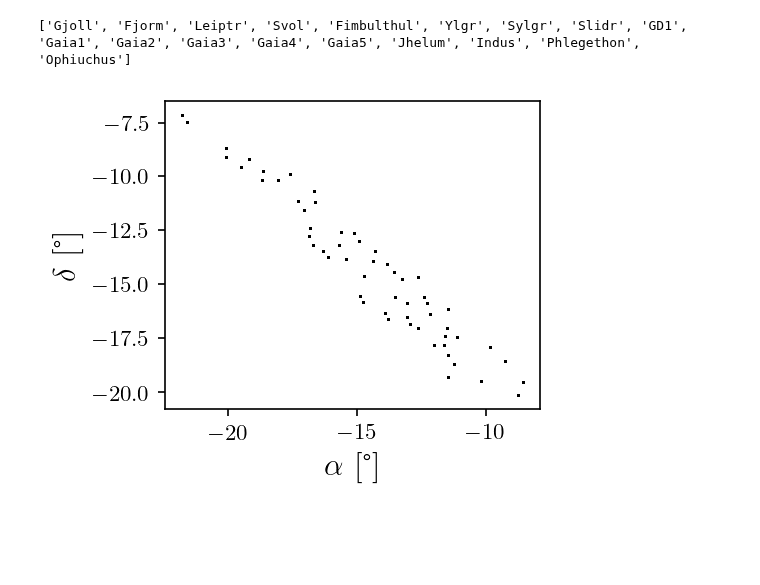
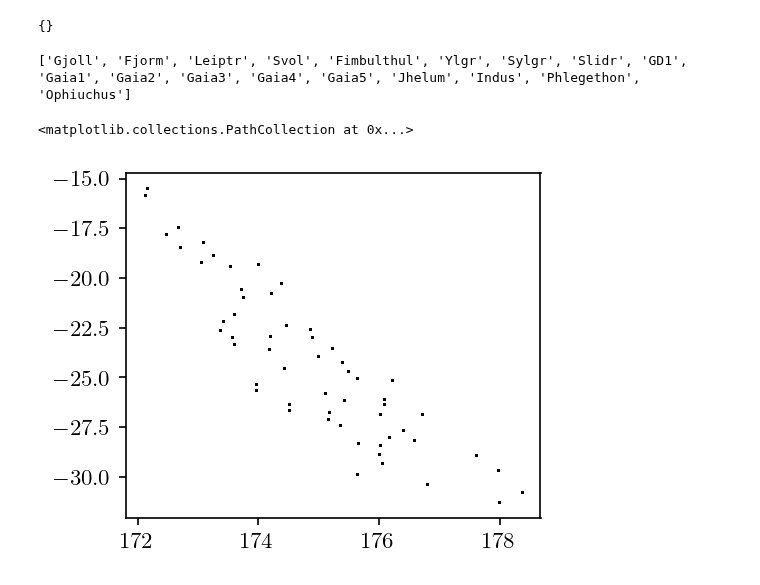
Before and after one commit to hep-lbdl/GaiaCWoLa, a Jupyter notebook: other_streams.ipynb, the cells around one changed output. Drawn from its saved outputs; the diff is of its cells as text; code cells hidden in the pictures; blank space fills up the shorter version.

```diff
--- a/other_streams.ipynb
+++ b/other_streams.ipynb
@@ -9,14 +34,19 @@ from models import *
+# %%
+knownstreams
+# %% [output]
+{}
 # %%
 a = np.load('../ViaMachinae/knownstreams.npz')
 print(a.files)
-stream = pd.DataFrame(a['Gaia3'][:,[3,2,1,0,4,5]], columns = ['μ_δ','μ_α','δ','α','mag','color'])
+stream = pd.DataFrame(a['Gaia3'][:,[2,3,4,5]], columns = ['lat','lon','pmlat','pmlon'])
 plt.figure(figsize=(3.7,3), dpi=150, tight_layout=True)
-plt.scatter(stream.α-297,stream.δ-50,color='black',s=0.2, label="Stream")
-plt.xlabel(r"$\alpha$ [\textdegree]")
-plt.ylabel(r"$\delta$ [\textdegree]");
+plt.scatter(stream.lat,stream.lon,color='black',s=0.2, label="Stream")
+# plt.xlabel(r"$\alpha$ [\textdegree]")
+# plt.ylabel(r"$\delta$ [\textdegree]");
 # %% [output]
 ['Gjoll', 'Fjorm', 'Leiptr', 'Svol', 'Fimbulthul', 'Ylgr', 'Sylgr', 'Slidr', 'GD1', 'Gaia1', 'Gaia2', 'Gaia3', 'Gaia4', 'Gaia5', 'Jhelum', 'Indus', 'Phlegethon', 'Ophiuchus']
+<matplotlib.collections.PathCollection at 0x...>
-[figure, old version]
+[figure, new version]
 # %%
 df, file = load_file(stream = "gaia3", percent_bkg = 100)
 ### Get offsets
```
Also changed, not shown: parts of 2 cells of this notebook, 3 other files.
